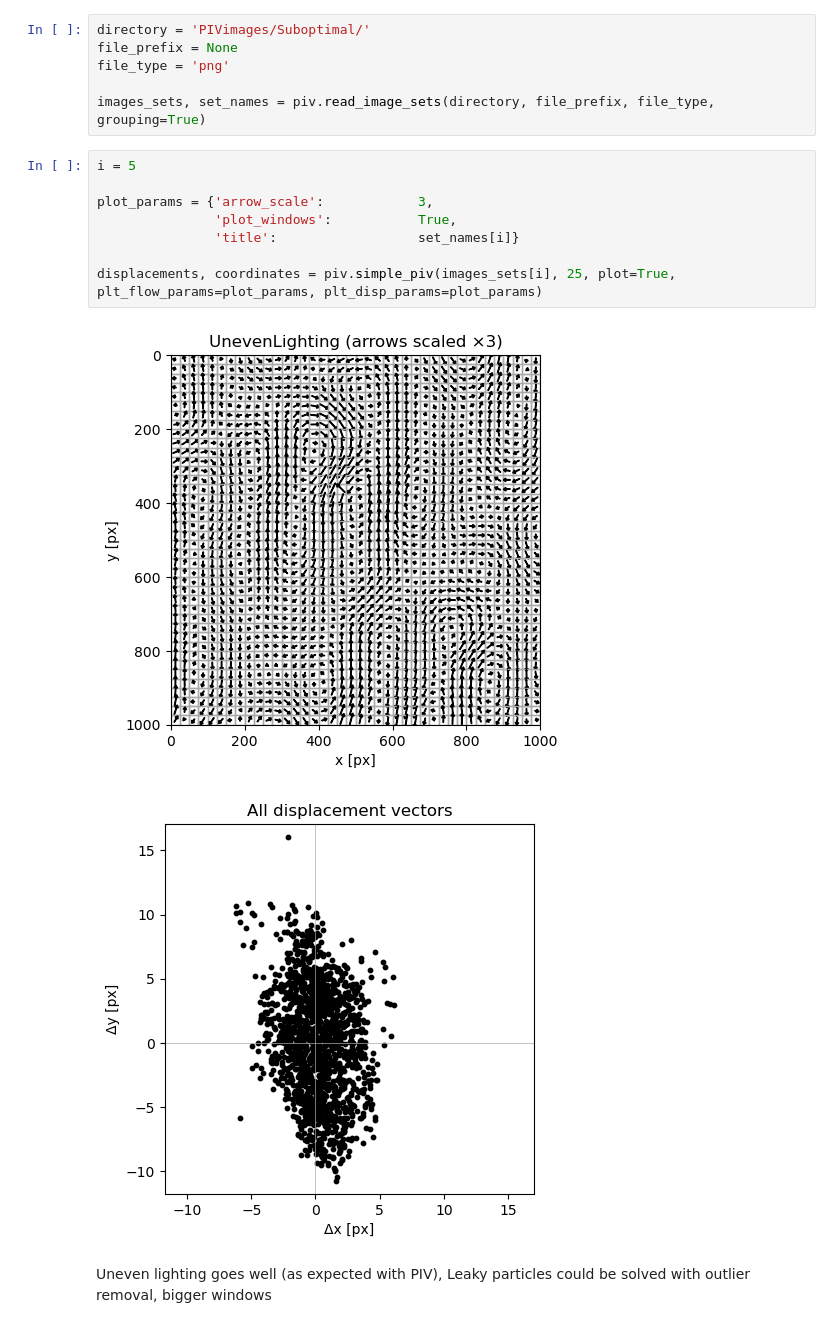
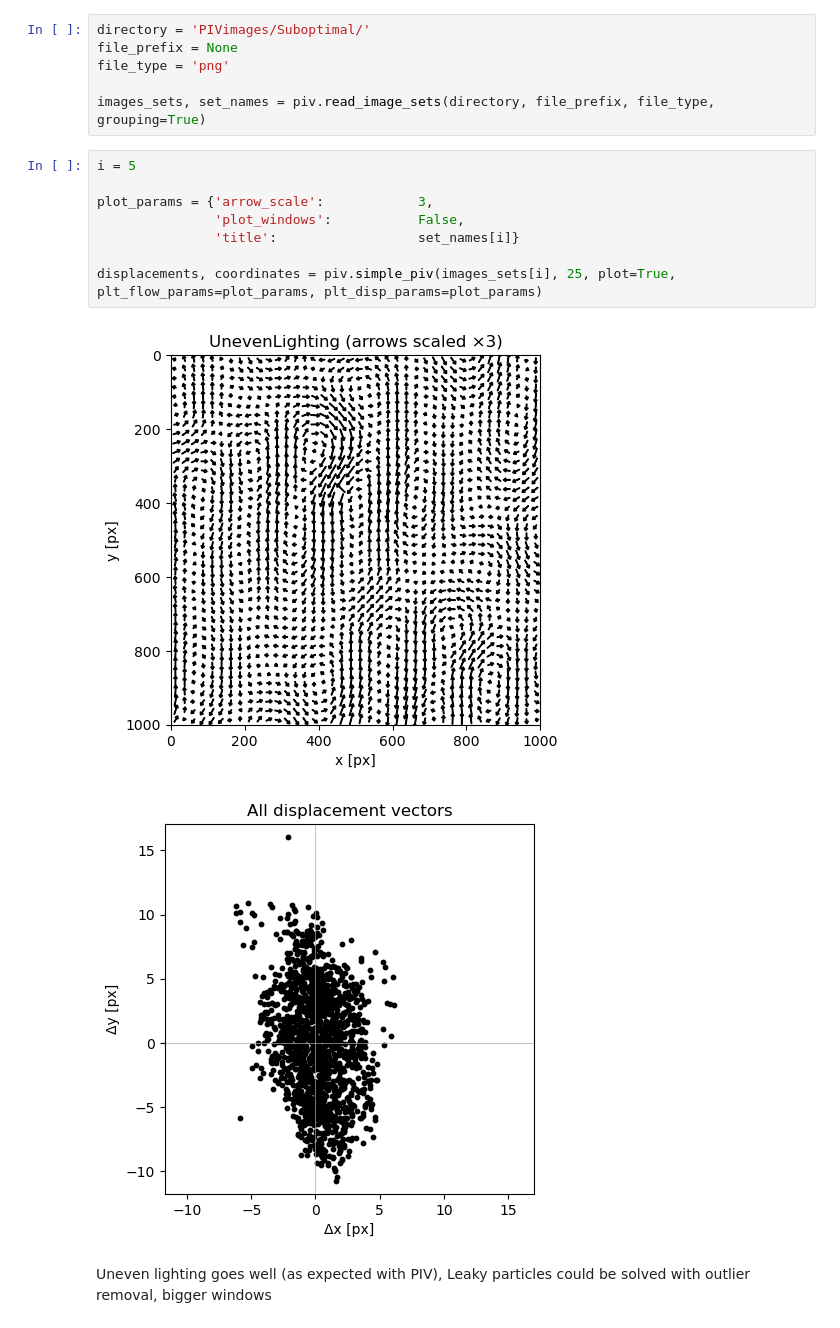
Before and after one commit to TFLVerouden/ETPoF, a Jupyter notebook: HW4/ETPoF_HW4_b4_test.ipynb, the cells around one changed output. Drawn from its saved outputs; the diff is of its cells as text.

```diff
--- a/HW4/ETPoF_HW4_b4_test.ipynb
+++ b/HW4/ETPoF_HW4_b4_test.ipynb
@@ -18,13 +18,13 @@ images_sets, set_names = piv.read_image_sets(directory, file_prefix, file_type,
 # %%
 i = 5
 
 plot_params = {'arrow_scale':            3,
-               'plot_windows':           True,
+               'plot_windows':           False,
                'title':                  set_names[i]}
 
 displacements, coordinates = piv.simple_piv(images_sets[i], 25, plot=True, plt_flow_params=plot_params, plt_disp_params=plot_params)
 # %% [output]
-[figure, old version]
+[figure, new version]
 [figure]
 # %% [markdown]
 Uneven lighting goes well (as expected with PIV),
```
Also changed, not shown: 1 other file.
